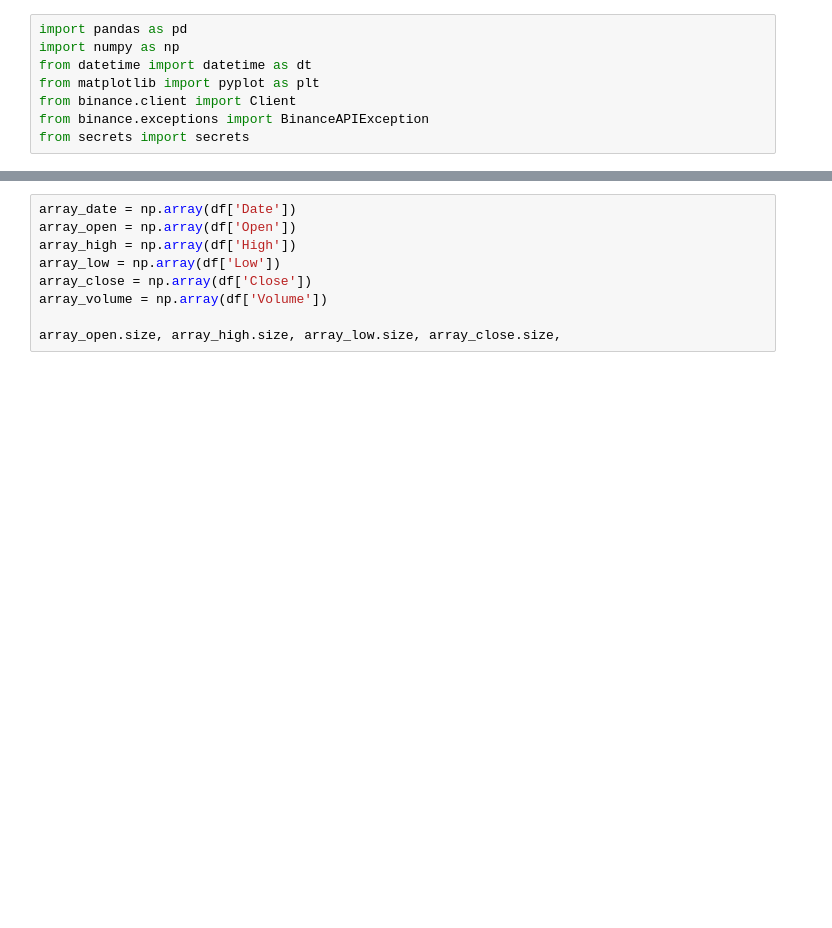
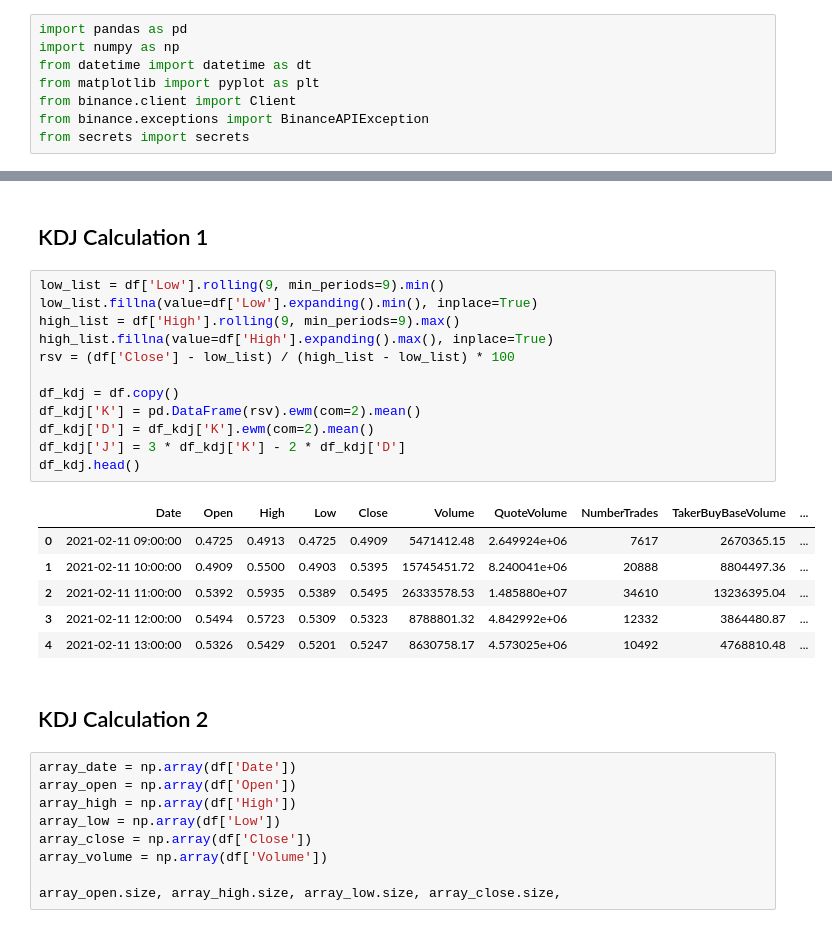
Before and after one commit to binxuankong/crypto-trading-bot, a Jupyter notebook: KDJ Calculator.ipynb, the cells around one changed output, grey strips where cells are left out. Saved outputs shown, nothing was run; the diff lists cells and outputs as text; blank space fills up the shorter version.

```diff
--- a/KDJ Calculator.ipynb
+++ b/KDJ Calculator.ipynb
@@ -54,3 +49,26 @@ df.tail()
+# %% [markdown]
+## KDJ Calculation 1
+# %%
+low_list = df['Low'].rolling(9, min_periods=9).min()
+low_list.fillna(value=df['Low'].expanding().min(), inplace=True)
+high_list = df['High'].rolling(9, min_periods=9).max()
+high_list.fillna(value=df['High'].expanding().max(), inplace=True)
+rsv = (df['Close'] - low_list) / (high_list - low_list) * 100
+
+df_kdj = df.copy()
+df_kdj['K'] = pd.DataFrame(rsv).ewm(com=2).mean()
+df_kdj['D'] = df_kdj['K'].ewm(com=2).mean()
+df_kdj['J'] = 3 * df_kdj['K'] - 2 * df_kdj['D']
+df_kdj.head()
+# %% [output]
+|  | Date | Open | High | Low | Close | Volume | QuoteVolume | NumberTrades | TakerBuyBaseVolume | ... |
+| 0 | 2021-02-11 09:00:00 | 0.4725 | 0.4913 | 0.4725 | 0.4909 | 5471412.48 | 2.649924e+06 | 7617 | 2670365.15 | ... |
+| 1 | 2021-02-11 10:00:00 | 0.4909 | 0.5500 | 0.4903 | 0.5395 | 15745451.72 | 8.240041e+06 | 20888 | 8804497.36 | ... |
+| 2 | 2021-02-11 11:00:00 | 0.5392 | 0.5935 | 0.5389 | 0.5495 | 26333578.53 | 1.485880e+07 | 34610 | 13236395.04 | ... |
+| 3 | 2021-02-11 12:00:00 | 0.5494 | 0.5723 | 0.5309 | 0.5323 | 8788801.32 | 4.842992e+06 | 12332 | 3864480.87 | ... |
+| 4 | 2021-02-11 13:00:00 | 0.5326 | 0.5429 | 0.5201 | 0.5247 | 8630758.17 | 4.573025e+06 | 10492 | 4768810.48 | ... |
+# %% [markdown]
+## KDJ Calculation 2
 # %%
 array_date = np.array(df['Date'])
 array_open = np.array(df['Open'])
```
Also changed, not shown: parts of 9 cells of this notebook, 4 other files.
